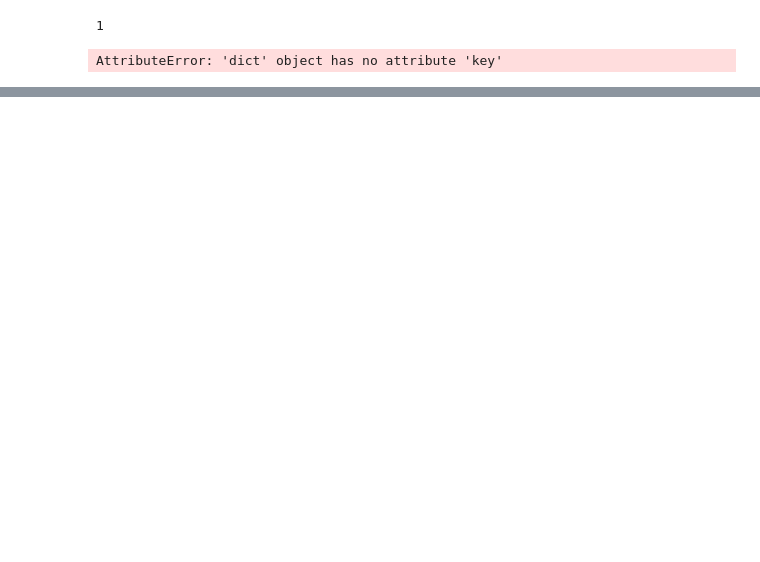
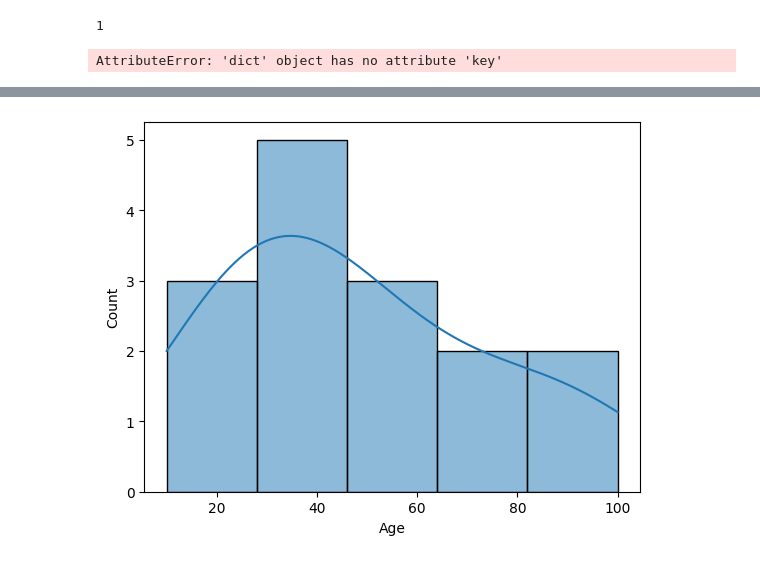
Before and after one commit to InsightfulCoderDivine/End-To-End-Machine-Learning-Project-with-MlFlow, a Jupyter notebook: research/trials.ipynb, the cells around one changed output, grey strips where cells are left out. Saved outputs shown, nothing was run; the diff lists cells and outputs as text; code cells hidden in the pictures; blank space fills up the shorter version.

```diff
--- a/research/trials.ipynb
+++ b/research/trials.ipynb
@@ -22,0 +353,4 @@ print(d.key)
+# %%
+plot_histogram(df_sample, 'Age', kde=True)
+# %% [output]
+[figure, added]
```
Also changed, not shown: parts of 41 cells of this notebook, 3 other files.
